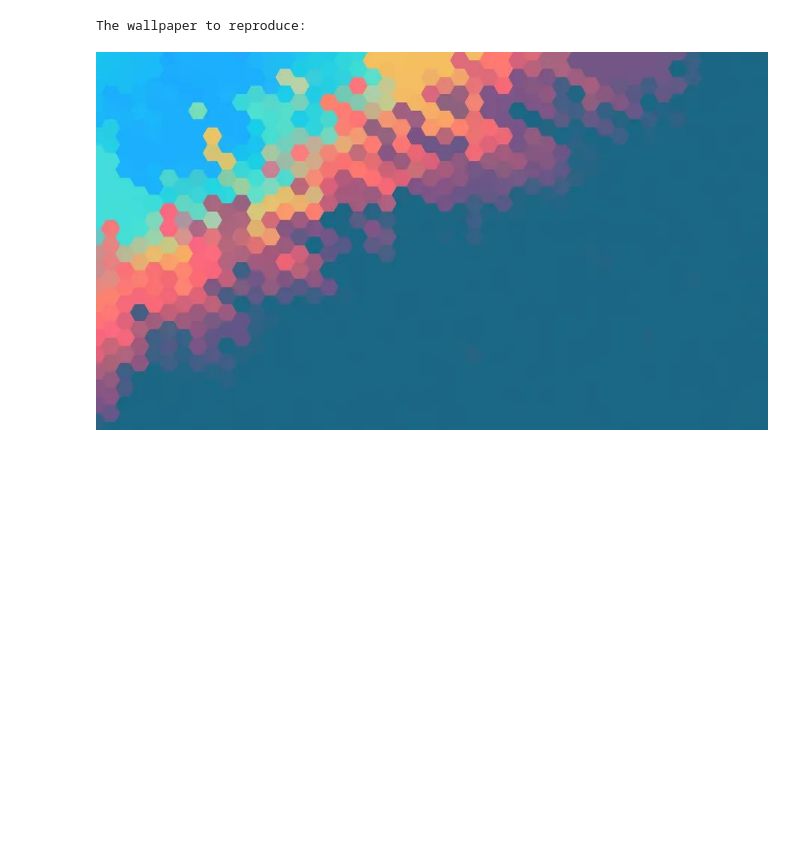
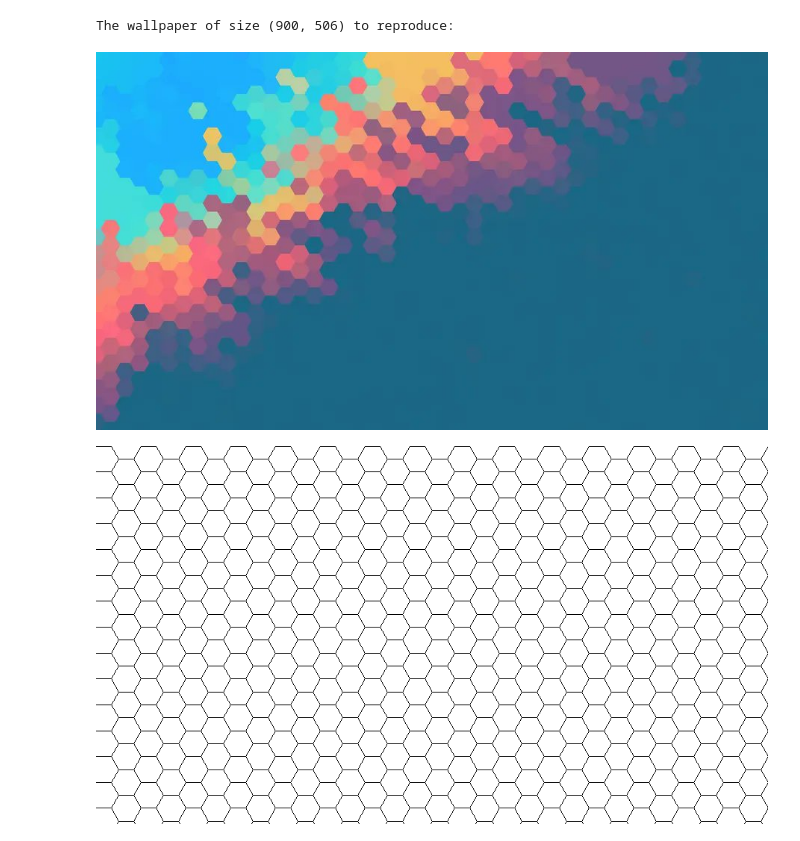
Before and after one commit to OlitHub/RCS_project, a Jupyter notebook: rcs_project/project_nb.ipynb, the cells around one changed output. Saved outputs shown, nothing was run; the diff lists cells and outputs as text; code cells hidden in the pictures; blank space fills up the shorter version.

```diff
--- a/rcs_project/project_nb.ipynb
+++ b/rcs_project/project_nb.ipynb
@@ -6,8 +6,8 @@ import rcs_fun as fun
 # %%
 img = Image.open('../data/wallpaper.jpg')
 
-print("The wallpaper to reproduce:\n")
+print("The wallpaper of size", img.size,"to reproduce:\n")
 img
 # %% [output]
-The wallpaper to reproduce:
+The wallpaper of size (900, 506) to reproduce:
 [figure]
@@ -15,0 +14,62 @@ The wallpaper to reproduce:
+# %%
+# We first use the function `hexagon` to create the hexagonal grid.
+
+def hexagonal_grid(img, hex_size):
+
+    """Generate a hexagon grid of the size of the image, with hexagons of the size of hex_size
+
+    Args:
+        img (PIL image): Image to be used as a size reference
+        hex_size (float): Size of the hexagon
+
+    Returns:
+        grid (PIL image): Image of the hexagonal grid
+    """
+
+    WHITE = 1
+    BLACK = 0
+    size = img.size
+    grid = Image.new('1', size, WHITE)
+
+    # We start drawing the hexagons from the top left corner of the image
+    draw = ImageDraw.Draw(grid)
+    x = 0
+    y = 0
+    xmax = size[0]
+    ymax = size[1]
+    hex_x = int(xmax/hex_size) + 1
+    hex_y = int(ymax/2*hex_size*np.sqrt(3)/2) + 1
+
+    for i in range(hex_x):
+        y = 0
+        for j in range(hex_y):
+            if (i+j)%2 == 0:
+                draw.polygon(hexagon(x, y, hex_size), fill=None, outline=BLACK, width=1)
+            y += hex_size*np.sqrt(3)/2
+        x += hex_size*3/2
+
+    return grid
+
+def hexagon(x, y, hex_size):
+    """Generates the coordinates of each corners of a hexagon with the coordinates of the top-left corner
+
+    Args:
+        x (float): Coordinate X of the top-left corner
+        y (float): Coordinate Y of the top-left corner
+
+    Returns:
+        corners (list): List of the coordinates of each corners of the hexagon
+    """
+
+    corners = [(x, y),
+               (x+hex_size, y),
+               (x+hex_size*3/2, y+hex_size*np.sqrt(3)/2),
+               (x+hex_size, y+hex_size*np.sqrt(3)),
+               (x, y+hex_size*np.sqrt(3)),
+               (x-hex_size/2, y+hex_size*np.sqrt(3)/2)]
+
+    return corners
+
+hexagonal_grid(img, 20)
+# %% [output]
+[figure, added]
```
Also changed, not shown: parts of 2 cells of this notebook, 1 other file.
